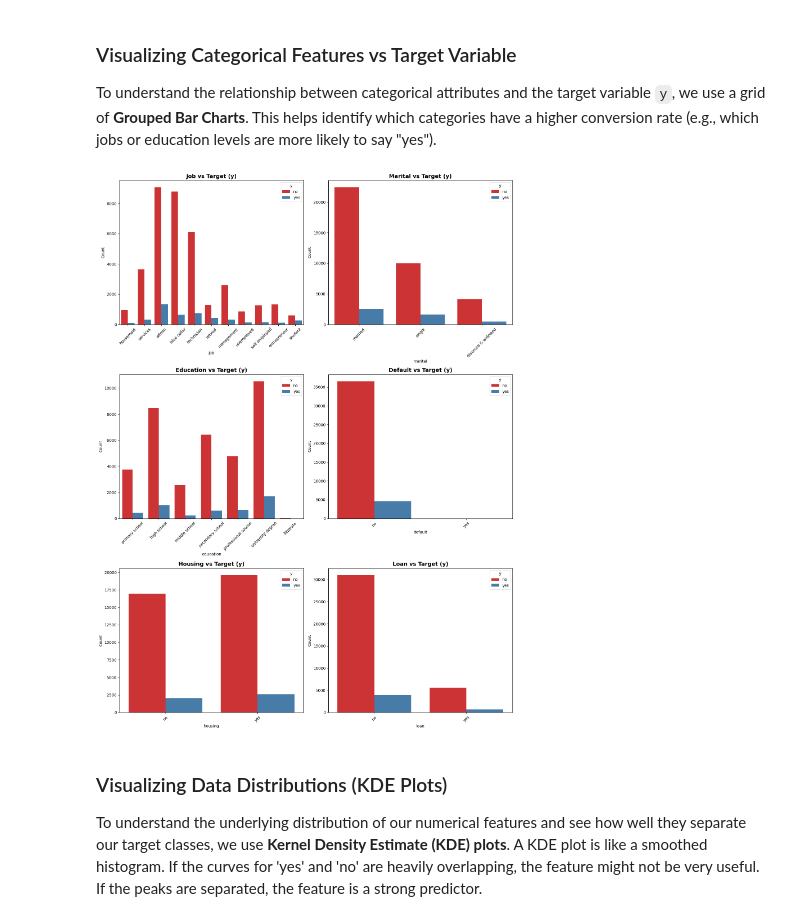
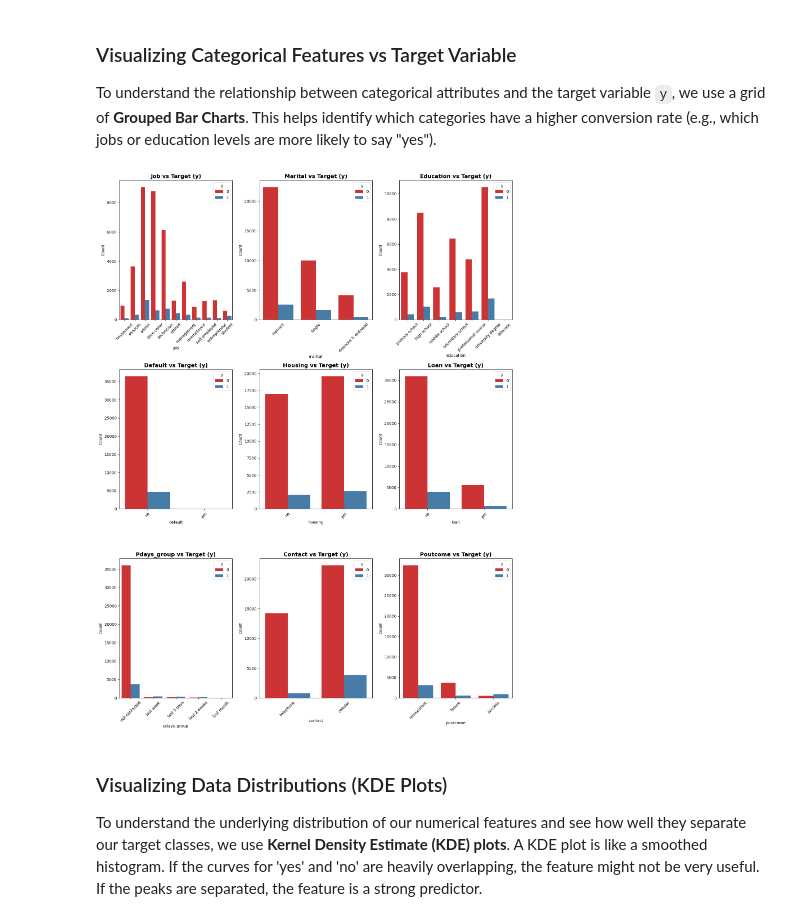
Before and after one commit to NitoBoritto/El_Farghaly_Bros., a Jupyter notebook: notebooks/expirement.ipynb, the cells around one changed output. Saved outputs shown, nothing was run; the diff lists cells and outputs as text; code cells hidden in the pictures.

```diff
--- a/notebooks/expirement.ipynb
+++ b/notebooks/expirement.ipynb
@@ -271,6 +271,6 @@ def standardize_text_columns(df):
     print("--- Cleaning of Job, Marital, and Education columns is complete. ---")
     return df
 
-standardize_text_columns(df)
+df = standardize_text_columns(df)
 # %% [output]
 --- Cleaning of Job, Marital, and Education columns is complete. ---
@@ -367,4 +354,4 @@ def transform_pdays(df):
     )
     return df
 
-transform_pdays(df)
+df = transform_pdays(df)
@@ -669,22 +677,22 @@ plt.show()
 ### Visualizing Categorical Features vs Target Variable
 To understand the relationship between categorical attributes and the target variable `y`, we use a grid of **Grouped Bar Charts**. This helps identify which categories have a higher conversion rate (e.g., which jobs or education levels are more likely to say "yes").
 # %%
-categorical_cols = ['job', 'marital', 'education', 'default', 'housing', 'loan']
+categorical_cols = ['job', 'marital', 'education', 'default', 'housing', 'loan', 'pdays_group', 'contact', 'poutcome']
 
-fig, axes = plt.subplots(3, 2, figsize=(15, 20))
+fig, axes = plt.subplots(3, 3, figsize=(15, 20))
 axes = axes.flatten()
 
 for i, col in enumerate(categorical_cols):
     sns.countplot(x=col, hue='y', data=df, ax=axes[i], palette='Set1')
     axes[i].set_title(f'{col.capitalize()} vs Target (y)', fontsize=14, fontweight='bold')
     axes[i].tick_params(axis='x', rotation=45)
     axes[i].set_ylabel('Count')
 
 
 plt.tight_layout()
 plt.show()
 # %% [output]
-[figure, old version]
+[figure, new version]
 # %% [markdown]
 ### Visualizing Data Distributions (KDE Plots)
 To understand the underlying distribution of our numerical features and see how well they separate our target classes, we use **Kernel Density Estimate (KDE) plots**. A KDE plot is like a smoothed histogram. If the curves for 'yes' and 'no' are heavily overlapping, the feature might not be very useful. If the peaks are separated, the feature is a strong predictor.
```
Also changed, not shown: parts of 21 cells of this notebook.
